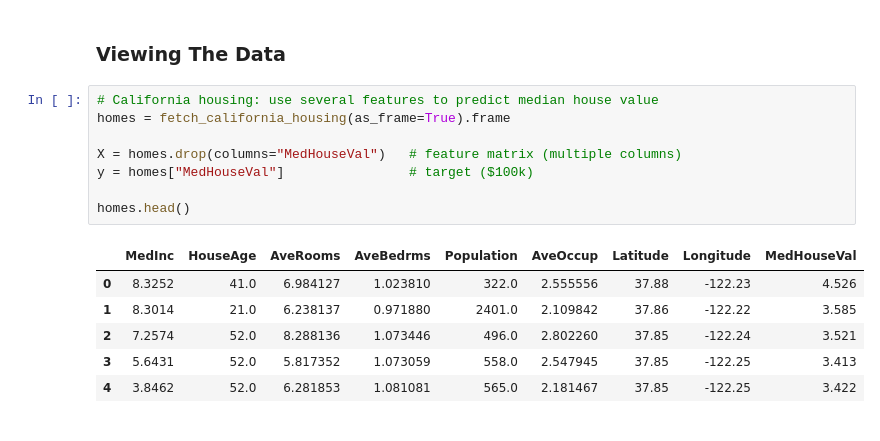
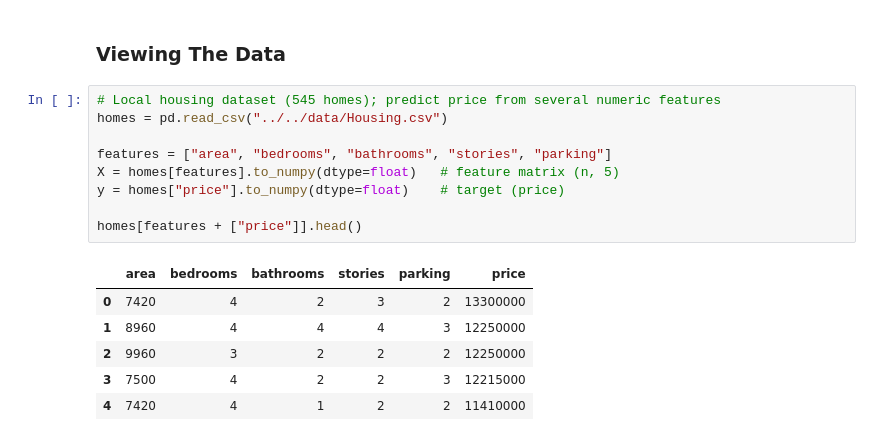
Before and after one commit to terrdv/ml-algos, a Jupyter notebook: notebooks/gradient-descent/multivariable-grad-desc.ipynb, the cells around one changed output. Cells and saved outputs as stored; diff of their text form.

```diff
--- a/notebooks/gradient-descent/multivariable-grad-desc.ipynb
+++ b/notebooks/gradient-descent/multivariable-grad-desc.ipynb
@@ -18,17 +10,18 @@ from sklearn.datasets import fetch_california_housing
 # %% [markdown]
 ### Viewing The Data
 # %%
-# California housing: use several features to predict median house value
-homes = fetch_california_housing(as_frame=True).frame
+# Local housing dataset (545 homes); predict price from several numeric features
+homes = pd.read_csv("../../data/Housing.csv")
 
-X = homes.drop(columns="MedHouseVal")   # feature matrix (multiple columns)
-y = homes["MedHouseVal"]                # target ($100k)
+features = ["area", "bedrooms", "bathrooms", "stories", "parking"]
+X = homes[features].to_numpy(dtype=float)   # feature matrix (n, 5)
+y = homes["price"].to_numpy(dtype=float)    # target (price)
 
-homes.head()
+homes[features + ["price"]].head()
 # %% [output]
-|  | MedInc | HouseAge | AveRooms | AveBedrms | Population | AveOccup | Latitude | Longitude | MedHouseVal |
-| 0 | 8.3252 | 41.0 | 6.984127 | 1.023810 | 322.0 | 2.555556 | 37.88 | -122.23 | 4.526 |
-| 1 | 8.3014 | 21.0 | 6.238137 | 0.971880 | 2401.0 | 2.109842 | 37.86 | -122.22 | 3.585 |
-| 2 | 7.2574 | 52.0 | 8.288136 | 1.073446 | 496.0 | 2.802260 | 37.85 | -122.24 | 3.521 |
-| 3 | 5.6431 | 52.0 | 5.817352 | 1.073059 | 558.0 | 2.547945 | 37.85 | -122.25 | 3.413 |
-| 4 | 3.8462 | 52.0 | 6.281853 | 1.081081 | 565.0 | 2.181467 | 37.85 | -122.25 | 3.422 |
+|  | area | bedrooms | bathrooms | stories | parking | price |
+| 0 | 7420 | 4 | 2 | 3 | 2 | 13300000 |
+| 1 | 8960 | 4 | 4 | 4 | 3 | 12250000 |
+| 2 | 9960 | 3 | 2 | 2 | 2 | 12250000 |
+| 3 | 7500 | 4 | 2 | 2 | 3 | 12215000 |
+| 4 | 7420 | 4 | 1 | 2 | 2 | 11410000 |
```
Also changed, not shown: parts of 13 cells of this notebook, 1 other file.
